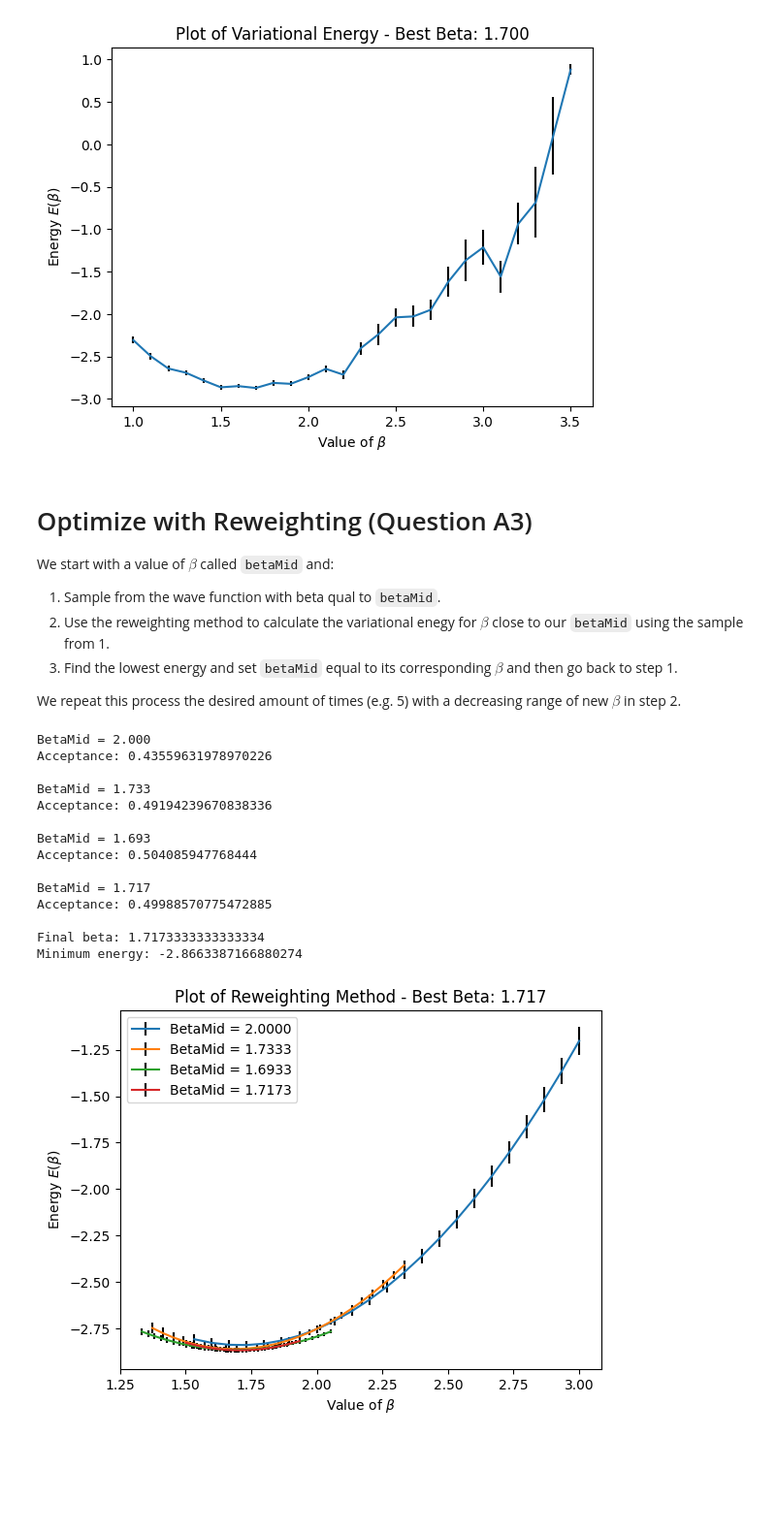
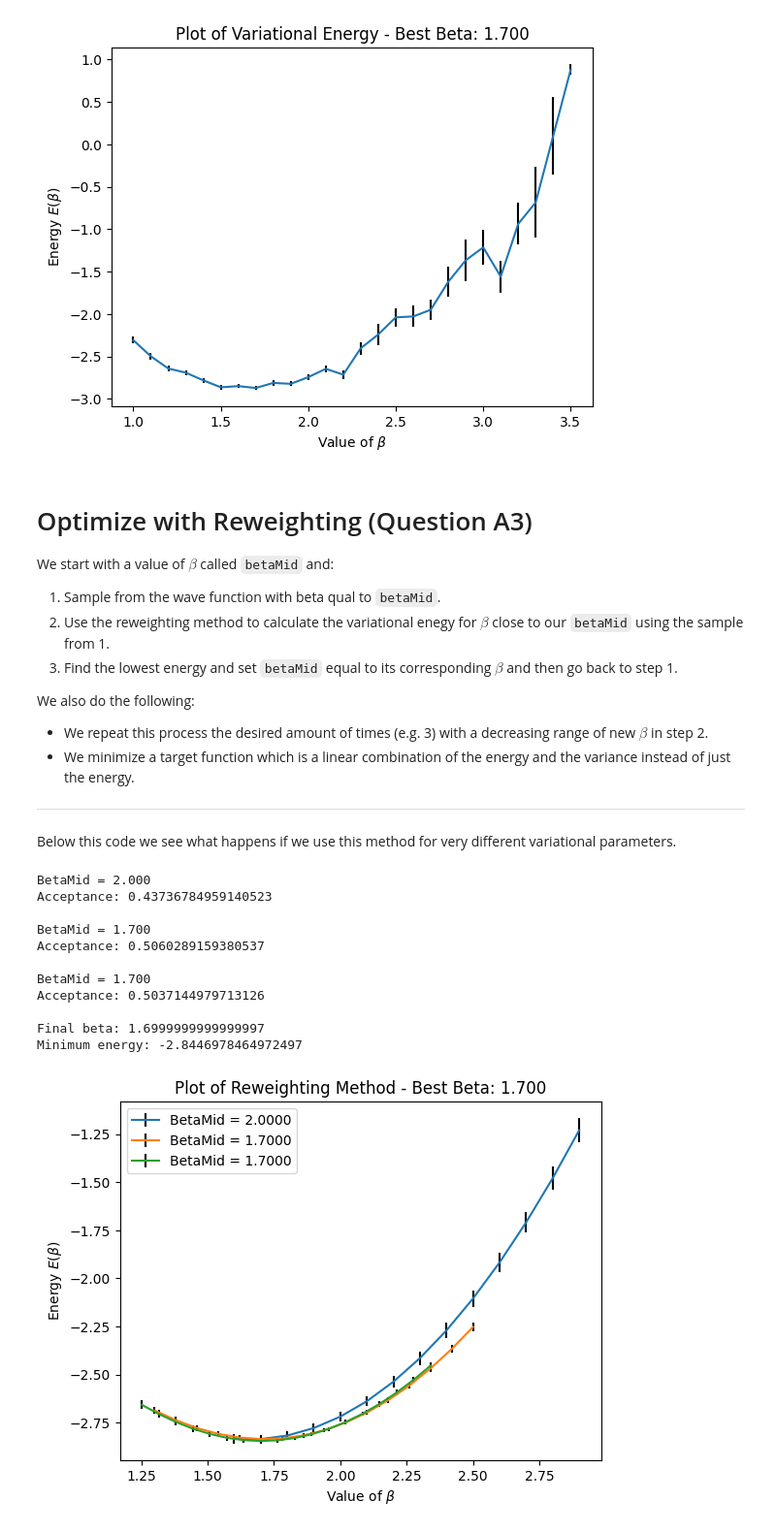
Before and after one commit to guilhermebaos/QUARMEN-Lessons, a Jupyter notebook: Computational-Solid-State/00-Exam-QMC/he.ipynb, the cells around one changed output. Shown at 97% size. Saved outputs shown, nothing was run; the diff lists cells and outputs as text; code cells hidden in the pictures; blank space fills up the shorter version.

```diff
--- a/Computational-Solid-State/00-Exam-QMC/he.ipynb
+++ b/Computational-Solid-State/00-Exam-QMC/he.ipynb
@@ -328,7 +328,13 @@ We start with a value of $\beta$ called `betaMid` and:
 2. Use the reweighting method to calculate the variational enegy for $\beta$ close to our `betaMid` using the sample from 1.
 3. Find the lowest energy and set `betaMid` equal to its corresponding $\beta$ and then go back to step 1.
 
-We repeat this process the desired amount of times (e.g. 5) with a decreasing range of new $\beta$ in step 2.
+We also do the following:
+- We repeat this process the desired amount of times (e.g. 3) with a decreasing range of new $\beta$ in step 2.
+- We minimize a target function which is a linear combination of the energy and the variance instead of just the energy.
+
+---
+
+Below this code we see what happens if we use this method for very different variational parameters.
 # %%
 # Sampling Parameters
 sampleM = 35000
@@ -337,19 +343,20 @@ discard = 2000
 delta = 1.0
 
 # Target Function is energy + stdW * std
-stdW = 2
+stdW = 0.1
 
 # Starting Variational Parameters
 betaStart = 2
 
 betaRange = 1
-betaSamples = 31
-betaMult = 0.6
+betaSamples = 21
+betaMult = 0.8
 
-betaSteps = 4
+betaSteps = 3
 
 betaMid = betaStart
 for _ in range(betaSteps):
+    # Range of betas to explore
     betaMin = betaMid - betaRange
     betaMax = betaMid + betaRange
 
@@ -358,11 +365,14 @@ for _ in range(betaSteps):
     bb = []
     bbRange = np.linspace(betaMin, betaMax, betaSamples)
 
+    # Sample from betaMid
     print(f"BetaMid = {betaMid:.3f}")
     Rs1, Rs2, Rsd = samplePos(sampleM, betaMid, delta)
     Rs1, Rs2, Rsd = Rs1[discard:], Rs2[discard:], Rsd[discard:]
     El = -betaMid**2 + betaMid * (1/Rs1 + 1/Rs2) - (2/Rs1 + 2/Rs2) + 1/Rsd
     ave, var, timecorr, Neff = sampleNeff(El)
+
+    # Test other betas
     for beta in bbRange:
         # Calculate weights
         ww = np.exp(-2 * (beta - betaMid) * (Rs1 + Rs2))
@@ -372,46 +382,44 @@ for _ in range(betaSteps):
         if m < 0.5:
             continue
 
+        # Method is valid, save beta and energies
         bb += [beta]
 
         El = -beta**2 + beta * (1/Rs1 + 1/Rs2) - (2/Rs1 + 2/Rs2) + 1/Rsd
         Estd += [np.std(El) / np.sqrt(Neff)]
         Ebeta += [(np.sum(El * ww)) / (np.sum(ww))]
 
     # Plot results
     plt.errorbar(bb, Ebeta, yerr=Estd, ecolor="black", label=f"BetaMid = {betaMid:.4f}")
 
     # Target function
     target = [Ebeta[i] + stdW * Estd[i] for i in range(len(bb))]
 
     betaMini = bb[target.index(min(target))]
     betaMid = betaMini
     betaRange *= betaMult
     print("")
 
 
 print(f"Final beta: {betaMini}")
 print(f"Minimum energy: {min(Ebeta)}")
 
 plt.xlabel("Value of $\\beta$")
 plt.ylabel("Energy $E(\\beta)$")
 plt.title("Plot of Reweighting Method - " + f"Best Beta: {betaMini:.3f}")
 plt.legend()
 
 plt.savefig(f"./Plots/he-out-weighting.png")
 # %% [output]
 BetaMid = 2.000
-Acceptance: 0.43559631978970226
+Acceptance: 0.43736784959140523
 
-BetaMid = 1.733
-Acceptance: 0.49194239670838336
+BetaMid = 1.700
+Acceptance: 0.5060289159380537
 
-BetaMid = 1.693
-Acceptance: 0.504085947768444
+BetaMid = 1.700
+Acceptance: 0.5037144979713126
 
-BetaMid = 1.717
-Acceptance: 0.49988570775472885
-
-Final beta: 1.7173333333333334
-Minimum energy: -2.8663387166880274
+Final beta: 1.6999999999999997
+Minimum energy: -2.8446978464972497
-[figure, old version]
+[figure, new version]
```
Also changed, not shown: parts of 5 cells of this notebook, 3 other files.
